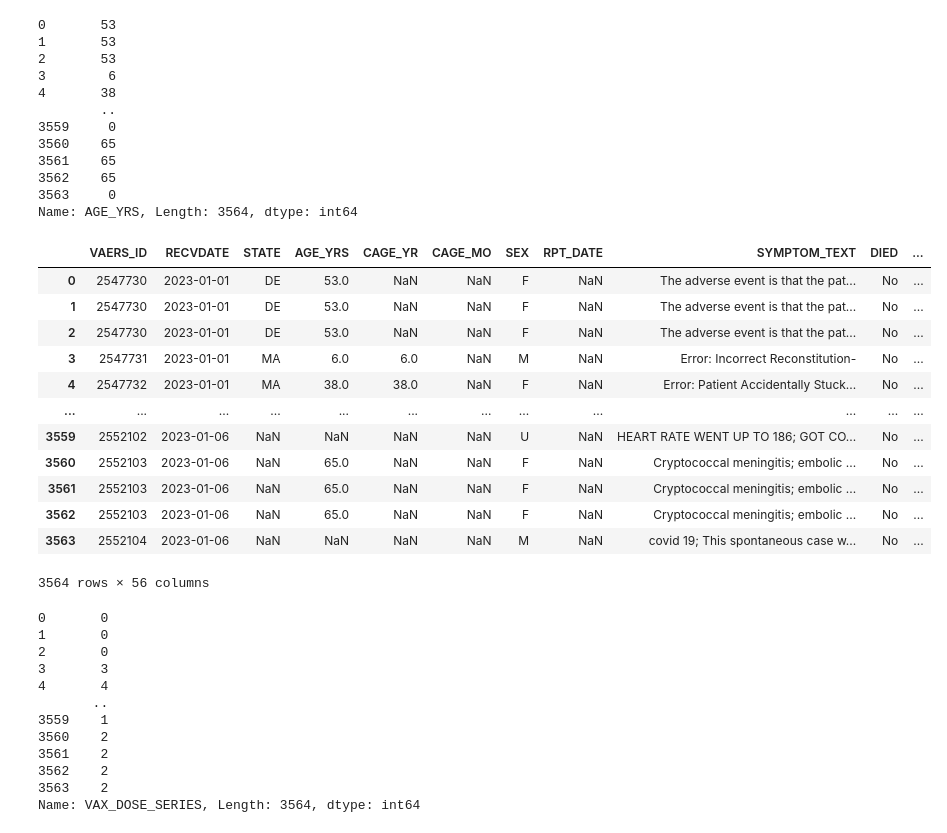
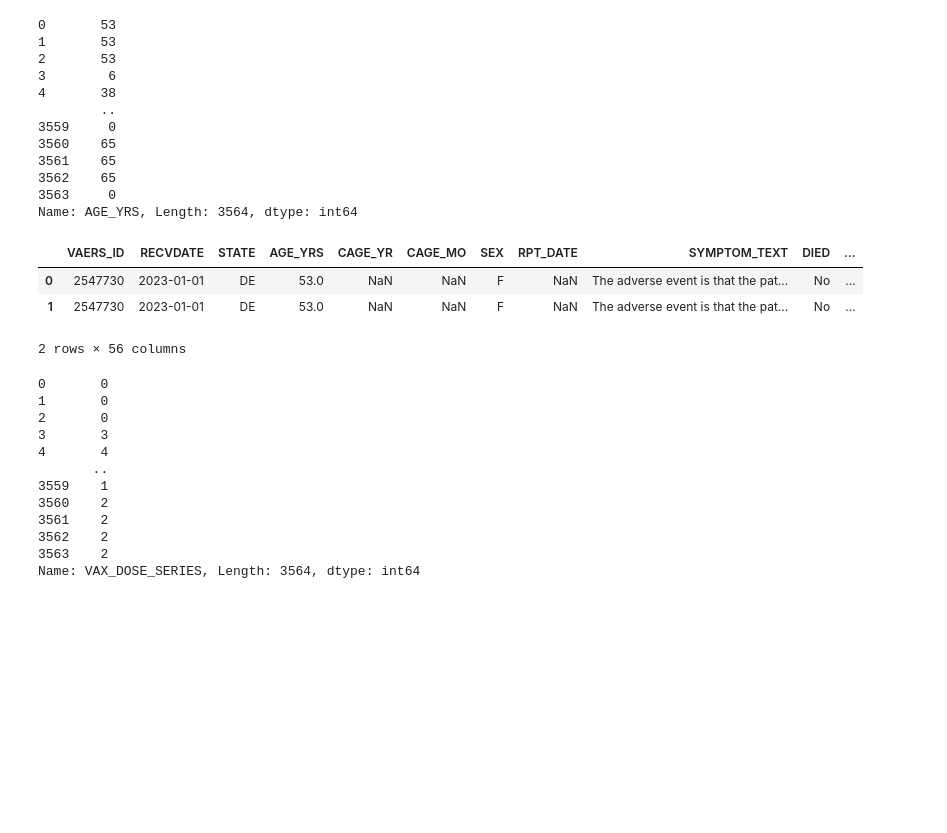
Before and after one commit to DivyaSadhana/PV-Supervised-ML, a Jupyter notebook: Supervised_Machine_Learning_for_Pharmacovigilance.ipynb, the cells around one changed output. Cells and saved outputs as stored; diff of their text form; code cells hidden in the pictures; blank space fills up the shorter version.

```diff
--- a/Supervised_Machine_Learning_for_Pharmacovigilance.ipynb
+++ b/Supervised_Machine_Learning_for_Pharmacovigilance.ipynb
@@ -111,22 +99,13 @@ Name: AGE_YRS, Length: 3564, dtype: int64
 # %%
 #Add this newly created column to the dataframe
 
 df['AGE']= AGE
-df
+df.head(2)
 # %% [output]
 |  | VAERS_ID | RECVDATE | STATE | AGE_YRS | CAGE_YR | CAGE_MO | SEX | RPT_DATE | SYMPTOM_TEXT | DIED | ... |
 | 0 | 2547730 | 2023-01-01 | DE | 53.0 | NaN | NaN | F | NaN | The adverse event is that the pat... | No | ... |
 | 1 | 2547730 | 2023-01-01 | DE | 53.0 | NaN | NaN | F | NaN | The adverse event is that the pat... | No | ... |
-| 2 | 2547730 | 2023-01-01 | DE | 53.0 | NaN | NaN | F | NaN | The adverse event is that the pat... | No | ... |
-| 3 | 2547731 | 2023-01-01 | MA | 6.0 | 6.0 | NaN | M | NaN | Error: Incorrect Reconstitution- | No | ... |
-| 4 | 2547732 | 2023-01-01 | MA | 38.0 | 38.0 | NaN | F | NaN | Error: Patient Accidentally Stuck... | No | ... |
-| ... | ... | ... | ... | ... | ... | ... | ... | ... | ... | ... | ... |
-| 3559 | 2552102 | 2023-01-06 | NaN | NaN | NaN | NaN | U | NaN | HEART RATE WENT UP TO 186; GOT CO... | No | ... |
-| 3560 | 2552103 | 2023-01-06 | NaN | 65.0 | NaN | NaN | F | NaN | Cryptococcal meningitis; embolic ... | No | ... |
-| 3561 | 2552103 | 2023-01-06 | NaN | 65.0 | NaN | NaN | F | NaN | Cryptococcal meningitis; embolic ... | No | ... |
-| 3562 | 2552103 | 2023-01-06 | NaN | 65.0 | NaN | NaN | F | NaN | Cryptococcal meningitis; embolic ... | No | ... |
-| 3563 | 2552104 | 2023-01-06 | NaN | NaN | NaN | NaN | M | NaN | covid 19; This spontaneous case w... | No | ... |
-3564 rows × 56 columns
+2 rows × 56 columns
 # %%
 #Fill missing/NaN values with 'Zero' by creating new calculated column
 #Ensure datatype for this new column as integer
```
Also changed, not shown: parts of 38 cells of this notebook.
